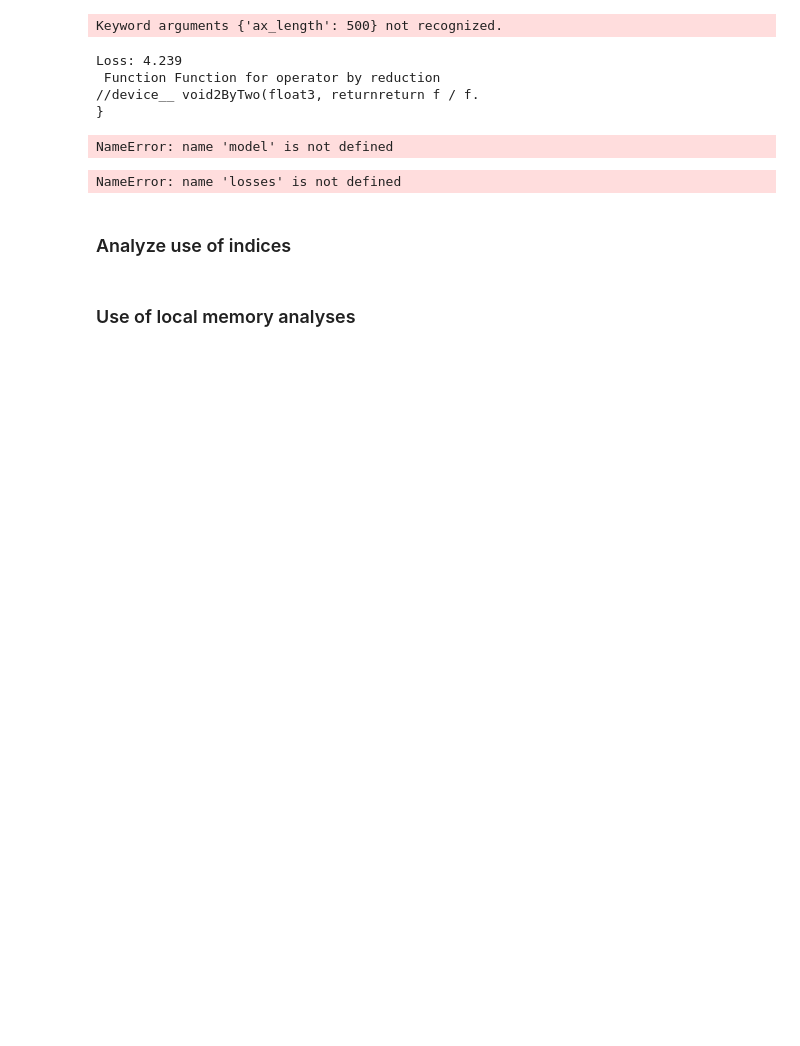
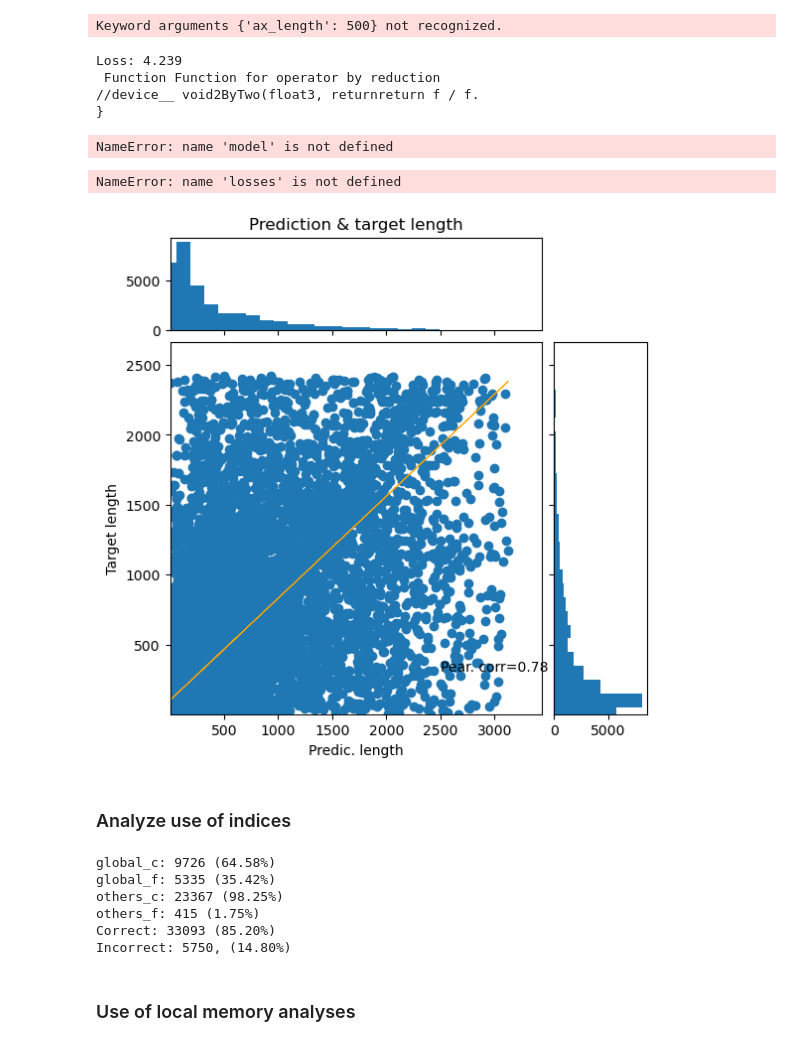
Before and after one commit to Samanek-Jan/Project, a Jupyter notebook: src/codeGen/notebooks/evaluate_metrics.ipynb, the cells around one changed output. Cells and saved outputs as stored; diff of their text form; code cells hidden in the pictures; blank space fills up the shorter version.

```diff
--- a/src/codeGen/notebooks/evaluate_metrics.ipynb
+++ b/src/codeGen/notebooks/evaluate_metrics.ipynb
@@ -331,7 +331,7 @@ def get_codegen_model(model_name : str, model_path : str, tokenizer):
     return model, model_dict
 # %%
 codegen_model_name = "Salesforce/codegen-350M-multi"
-codegen_model_path = "/home/xsaman02/Project/models/codeGen/codegen.evaluated.pt"
+codegen_model_path = "../../../models/codeGen/codegen.evaluated.pt"
 codegen_tokenizer_name = "Salesforce/codegen-350M-multi"
 tokenizer = AutoTokenizer.from_pretrained(codegen_model_name, use_fast=False, model_max_length=700, add_bos_token=True)
 tokenizer.add_special_tokens({
@@ -597,12 +597,12 @@ def plot_scatter_with_dist(x, y, title, xlabel, ylabel):
     min_y = np.quantile(y, 0.05)
     max_y = np.quantile(y, 0.95)
 
-    # x_mask = ((x > min_x) & (x < max_x))
-    # x = x[x_mask]
-    # y = y[x_mask]
-    # y_mask = ((y > min_y) & (y < max_y))
-    # x = x[y_mask]
-    # y = y[y_mask]
+    x_mask = ((x > min_x) & (x < max_x))
+    x = x[x_mask]
+    y = y[x_mask]
+    y_mask = ((y > min_y) & (y < max_y))
+    x = x[y_mask]
+    y = y[y_mask]
 
     # Draw the scatter plot and marginals.
     scatter_hist(x, y, ax, ax_histx, ax_histy, title)
@@ -614,21 +614,23 @@ def plot_scatter_with_dist(x, y, title, xlabel, ylabel):
     plt.show()
 
 
-target_len_list = np.array(target_len_list)
-input_len_list = np.array(input_len_list)
-loss_list = np.array(loss_list)
+# target_len_list = np.array(target_len_list)
+# input_len_list = np.array(input_len_list)
+# loss_list = np.array(loss_list)
 
-plot_scatter_with_dist(input_len_list, loss_list, "Kernel input length & loss", "Input length", "Loss value")
-plot_scatter_with_dist(target_len_list, loss_list, "Kernel target length & loss", "Target length", "Loss value")
+# plot_scatter_with_dist(input_len_list, loss_list, "Kernel input length & loss", "Input length", "Loss value")
+# plot_scatter_with_dist(target_len_list, loss_list, "Kernel target length & loss", "Target length", "Loss value")
 # %%
 prd_sample_len = []
 tgr_sample_len = []
 
-for prd, (_, tgr) in zip(pred_sentences, l[len(pred_sentences):]):
+for prd, tgr in zip(model_d["predic_sentences"], model_d["target_sentences"]):
     prd_sample_len.append(len(prd))
     tgr_sample_len.append(len(tgr))
 
 plot_scatter_with_dist(prd_sample_len, tgr_sample_len, "Prediction & target length", "Predic. length", "Target length")
+# %% [output]
+[figure, added]
 # %% [markdown]
 ### Analyze use of indices
 # %%
@@ -637,7 +639,7 @@ global_f = 0
 other_c = 0
 other_f = 0
 
-for src, prd in tqdm(list(zip(model_d.get("source_sentences"), model_d.get("pred_sentences")))):
+for src, prd in tqdm(list(zip(model_d.get("source_sentences"), model_d.get("predic_sentences")))):
     one_line_src = src.replace("\n", " ")
     is_global = one_line_src.find("__global__") != -1
 
@@ -668,6 +670,13 @@ correct = global_c + other_c
 incorrect = global_f + other_f
 print(f"Correct: {correct} ({correct/total:.2%})")
 print(f"Incorrect: {incorrect}, ({incorrect/total:.2%})")
+# %% [output]
+global_c: 9726 (64.58%)
+global_f: 5335 (35.42%)
+others_c: 23367 (98.25%)
+others_f: 415 (1.75%)
+Correct: 33093 (85.20%)
+Incorrect: 5750, (14.80%)
 # %% [markdown]
 ### Use of local memory analyses
 # %%
```
Also changed, not shown: parts of 2 cells of this notebook, 11 other files.
